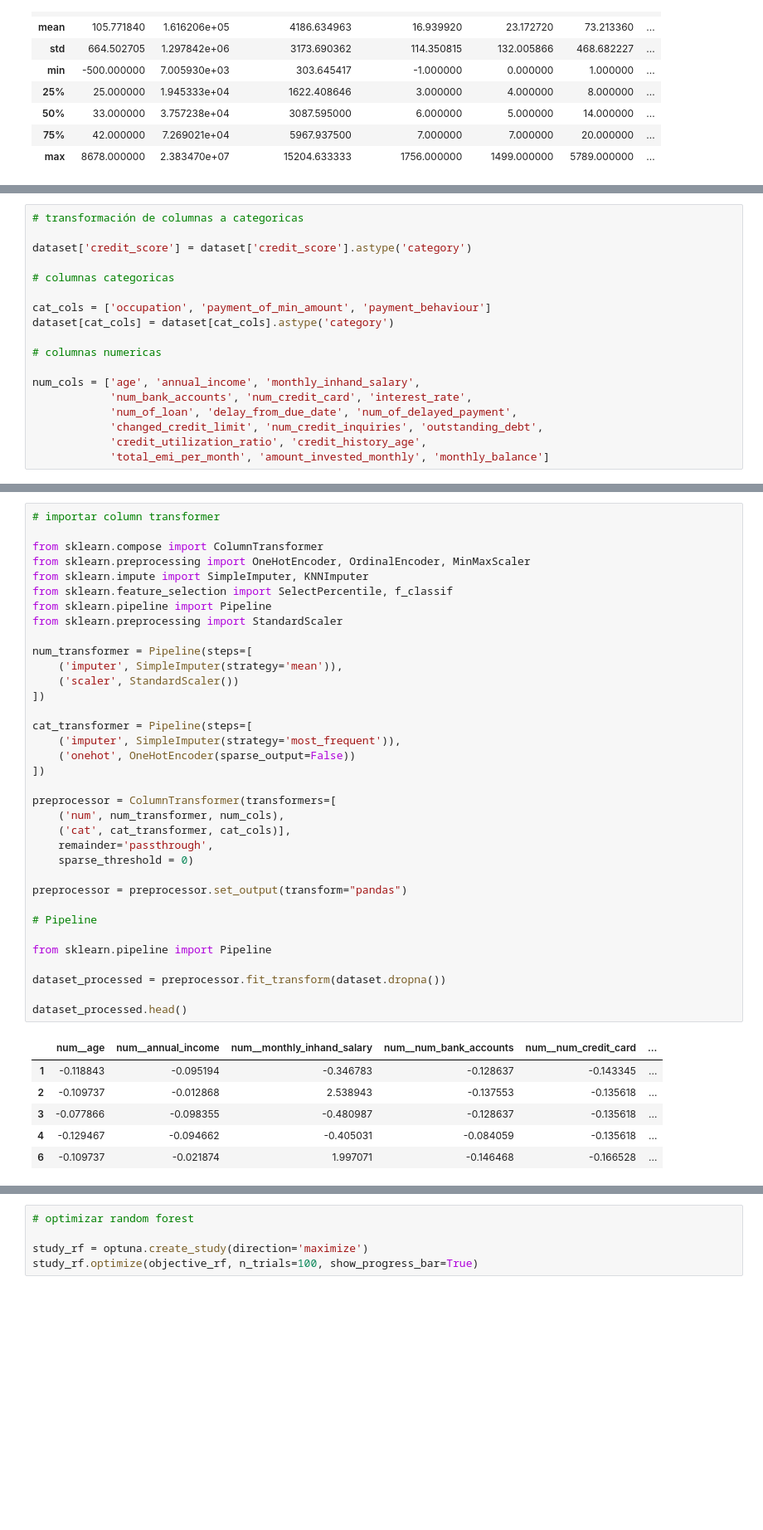
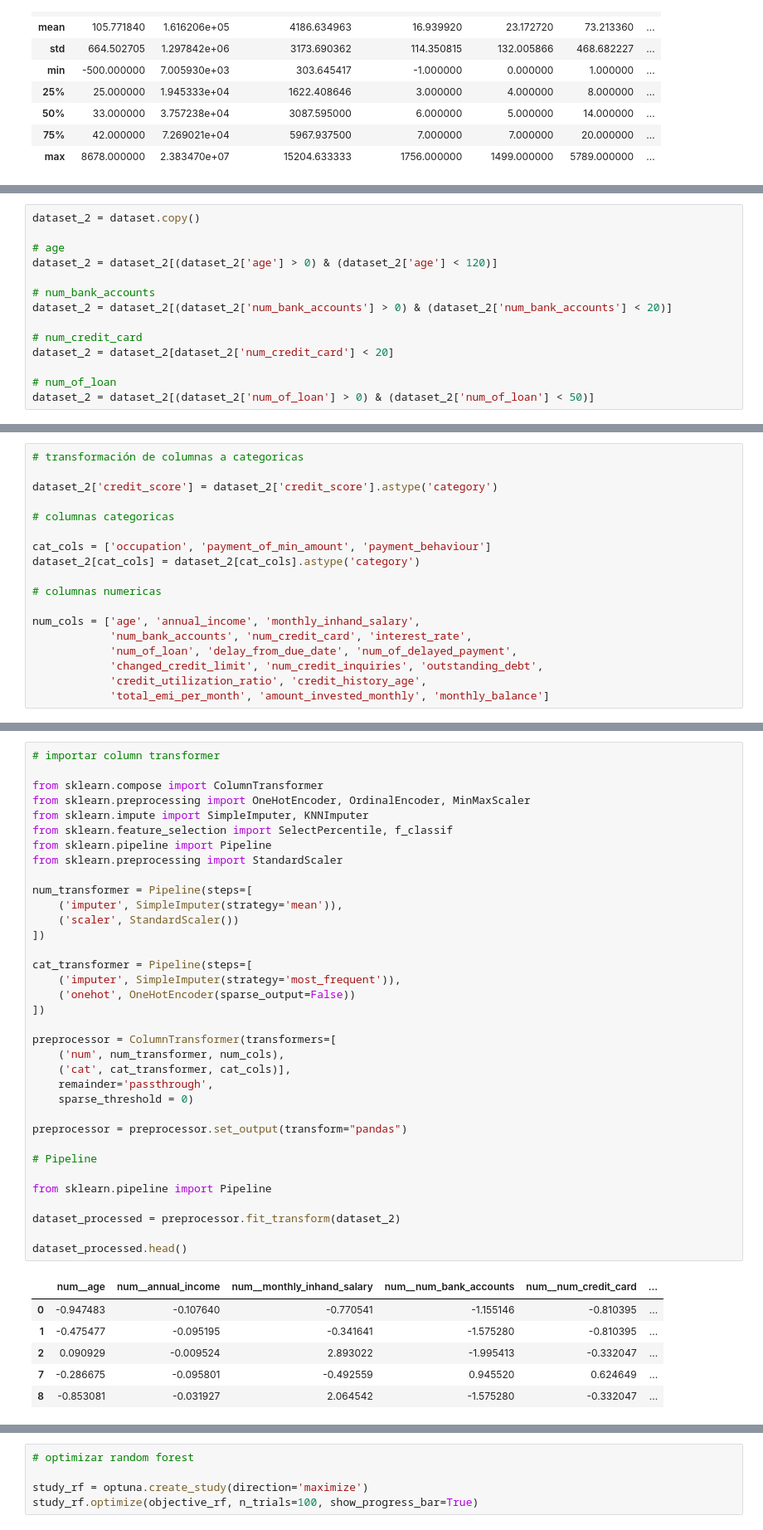
Before and after one commit to jcist/MDS7202, a Jupyter notebook: Proyecto2.ipynb, the cells around one changed output, grey strips where cells are left out. Shown at 83% size. Cells and saved outputs as stored; diff of their text form; blank space fills up the shorter version.

```diff
--- a/Proyecto2.ipynb
+++ b/Proyecto2.ipynb
@@ -295,0 +315,14 @@ plt.show()
+# %%
+dataset_2 = dataset.copy()
+
+# age
+dataset_2 = dataset_2[(dataset_2['age'] > 0) & (dataset_2['age'] < 120)]
+
+# num_bank_accounts
+dataset_2 = dataset_2[(dataset_2['num_bank_accounts'] > 0) & (dataset_2['num_bank_accounts'] < 20)]
+
+# num_credit_card
+dataset_2 = dataset_2[dataset_2['num_credit_card'] < 20]
+
+# num_of_loan
+dataset_2 = dataset_2[(dataset_2['num_of_loan'] > 0) & (dataset_2['num_of_loan'] < 50)]
@@ -296,12 +372,12 @@ plt.show()
 # %%
 # transformación de columnas a categoricas
 
-dataset['credit_score'] = dataset['credit_score'].astype('category')
+dataset_2['credit_score'] = dataset_2['credit_score'].astype('category')
 
 # columnas categoricas
 
 cat_cols = ['occupation', 'payment_of_min_amount', 'payment_behaviour']
-dataset[cat_cols] = dataset[cat_cols].astype('category')
+dataset_2[cat_cols] = dataset_2[cat_cols].astype('category')
 
 # columnas numericas
 
@@ -320,37 +400,37 @@ from sklearn.impute import SimpleImputer, KNNImputer
 from sklearn.feature_selection import SelectPercentile, f_classif
 from sklearn.pipeline import Pipeline
 from sklearn.preprocessing import StandardScaler
 
 num_transformer = Pipeline(steps=[
     ('imputer', SimpleImputer(strategy='mean')),
     ('scaler', StandardScaler())
 ])
 
 cat_transformer = Pipeline(steps=[
     ('imputer', SimpleImputer(strategy='most_frequent')),
     ('onehot', OneHotEncoder(sparse_output=False))
 ])
 
 preprocessor = ColumnTransformer(transformers=[
     ('num', num_transformer, num_cols),
     ('cat', cat_transformer, cat_cols)],
     remainder='passthrough',
     sparse_threshold = 0)
 
 preprocessor = preprocessor.set_output(transform="pandas")
 
 # Pipeline
 
 from sklearn.pipeline import Pipeline
 
-dataset_processed = preprocessor.fit_transform(dataset.dropna())
+dataset_processed = preprocessor.fit_transform(dataset_2)
 
 dataset_processed.head()
 # %% [output]
 |  | num__age | num__annual_income | num__monthly_inhand_salary | num__num_bank_accounts | num__num_credit_card | ... |
-| 1 | -0.118843 | -0.095194 | -0.346783 | -0.128637 | -0.143345 | ... |
-| 2 | -0.109737 | -0.012868 | 2.538943 | -0.137553 | -0.135618 | ... |
-| 3 | -0.077866 | -0.098355 | -0.480987 | -0.128637 | -0.135618 | ... |
-| 4 | -0.129467 | -0.094662 | -0.405031 | -0.084059 | -0.135618 | ... |
-| 6 | -0.109737 | -0.021874 | 1.997071 | -0.146468 | -0.166528 | ... |
+| 0 | -0.947483 | -0.107640 | -0.770541 | -1.155146 | -0.810395 | ... |
+| 1 | -0.475477 | -0.095195 | -0.341641 | -1.575280 | -0.810395 | ... |
+| 2 | 0.090929 | -0.009524 | 2.893022 | -1.995413 | -0.332047 | ... |
+| 7 | -0.286675 | -0.095801 | -0.492559 | 0.945520 | 0.624649 | ... |
+| 8 | -0.853081 | -0.031927 | 2.064542 | -1.575280 | -0.332047 | ... |
 5 rows × 45 columns
```
Also changed, not shown: parts of 34 cells of this notebook.
